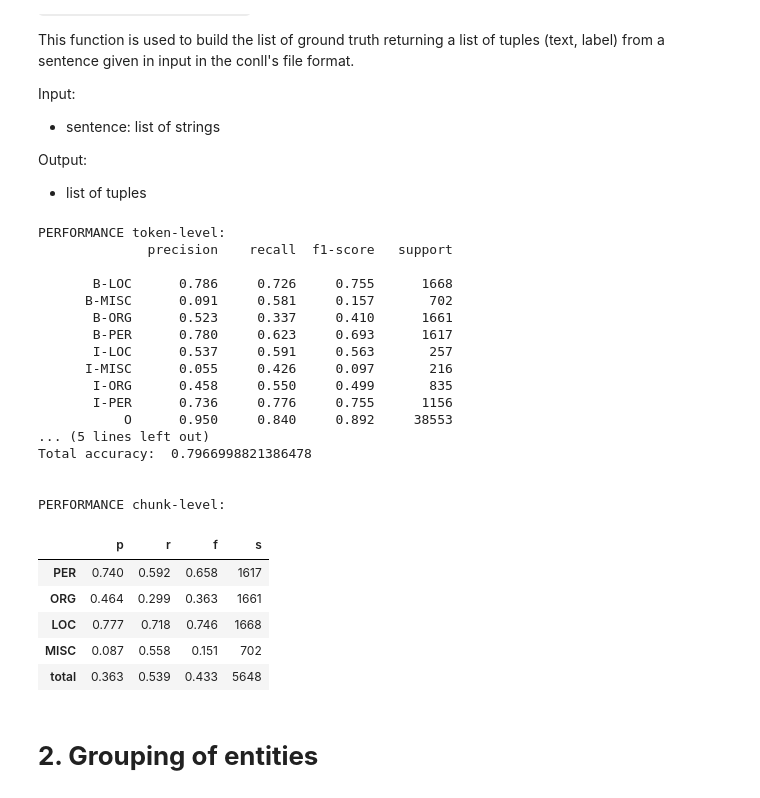
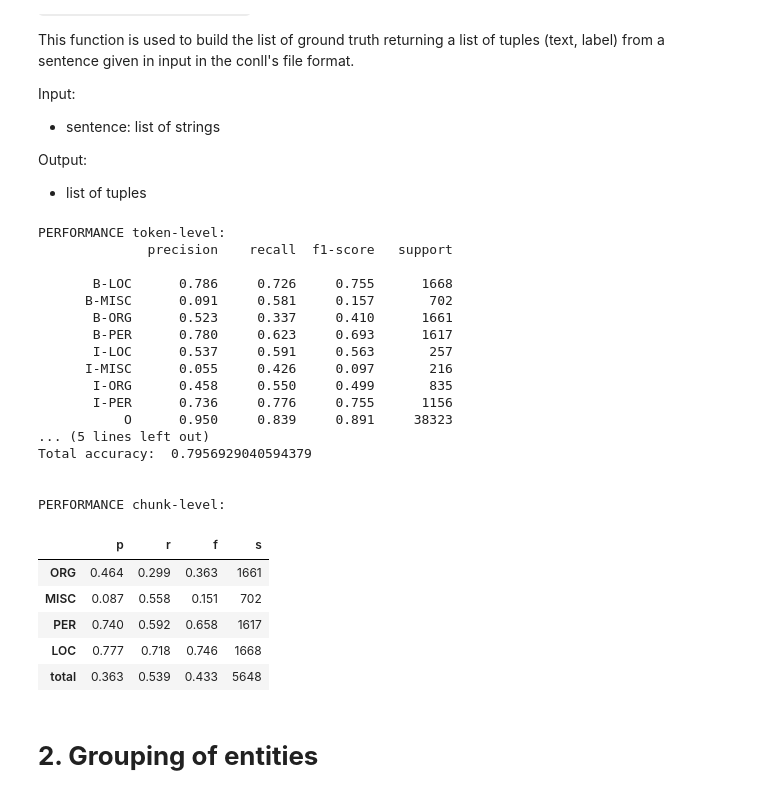
Before and after one commit to Bentley97/NLU_Second_Assignment, a Jupyter notebook: SecondAssignment.ipynb, the cells around one changed output. Cells and saved outputs as stored; diff of their text form; code cells hidden in the pictures.

```diff
--- a/SecondAssignment.ipynb
+++ b/SecondAssignment.ipynb
@@ -142,7 +142,11 @@ tst_url = "NLU_Second_Assignment/src/conll2003/test.txt"
 
 
 raw_corpus = read_corpus_conll(tst_url) # reading the file
-raw_corpus.remove(raw_corpus[0])  # remove -DOCSTAR-
+
+# remove -DOCSTART- lines
+for r in raw_corpus:
+  if r[0][0].split(" ")[0] == "-DOCSTART-":
+    raw_corpus.remove(r)
 
 ### loading the english pipeline
 nlp = spacy.load("en_core_web_sm")
@@ -199,39 +203,39 @@ labels = sorted(list(set(refs_for_sklearn)))
 print("PERFORMANCE token-level:")
 print(classification_report(refs_for_sklearn, hyps_for_sklearn, labels=labels, digits=3))
 
 print("Total accuracy: ",accuracy_score(refs_for_sklearn,hyps_for_sklearn))
 
 
 results = evaluate(refs, hyps)
 
 print("")
 print("")
 print("PERFORMANCE chunk-level:")
 pd_tbl = pd.DataFrame().from_dict(results, orient='index')
 pd_tbl.round(decimals=3)
 # %% [output]
 PERFORMANCE token-level:
               precision    recall  f1-score   support
 
        B-LOC      0.786     0.726     0.755      1668
       B-MISC      0.091     0.581     0.157       702
        B-ORG      0.523     0.337     0.410      1661
        B-PER      0.780     0.623     0.693      1617
        I-LOC      0.537     0.591     0.563       257
       I-MISC      0.055     0.426     0.097       216
        I-ORG      0.458     0.550     0.499       835
        I-PER      0.736     0.776     0.755      1156
-           O      0.950     0.840     0.892     38553
+           O      0.950     0.839     0.891     38323
 ... (5 lines left out)
-Total accuracy:  0.7966998821386478
+Total accuracy:  0.7956929040594379
 
 
 PERFORMANCE chunk-level:
 |  | p | r | f | s |
+| ORG | 0.464 | 0.299 | 0.363 | 1661 |
+| MISC | 0.087 | 0.558 | 0.151 | 702 |
 | PER | 0.740 | 0.592 | 0.658 | 1617 |
-| ORG | 0.464 | 0.299 | 0.363 | 1661 |
 | LOC | 0.777 | 0.718 | 0.746 | 1668 |
-| MISC | 0.087 | 0.558 | 0.151 | 702 |
 | total | 0.363 | 0.539 | 0.433 | 5648 |
 # %% [markdown]
 # **2. Grouping of entities**
```
Also changed, not shown: parts of 7 cells of this notebook.
